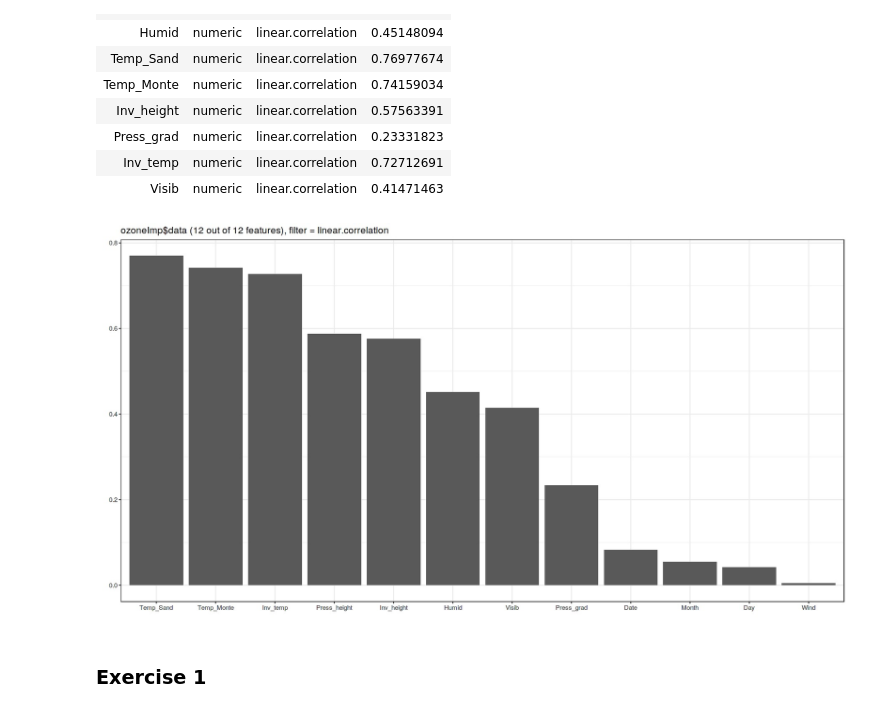
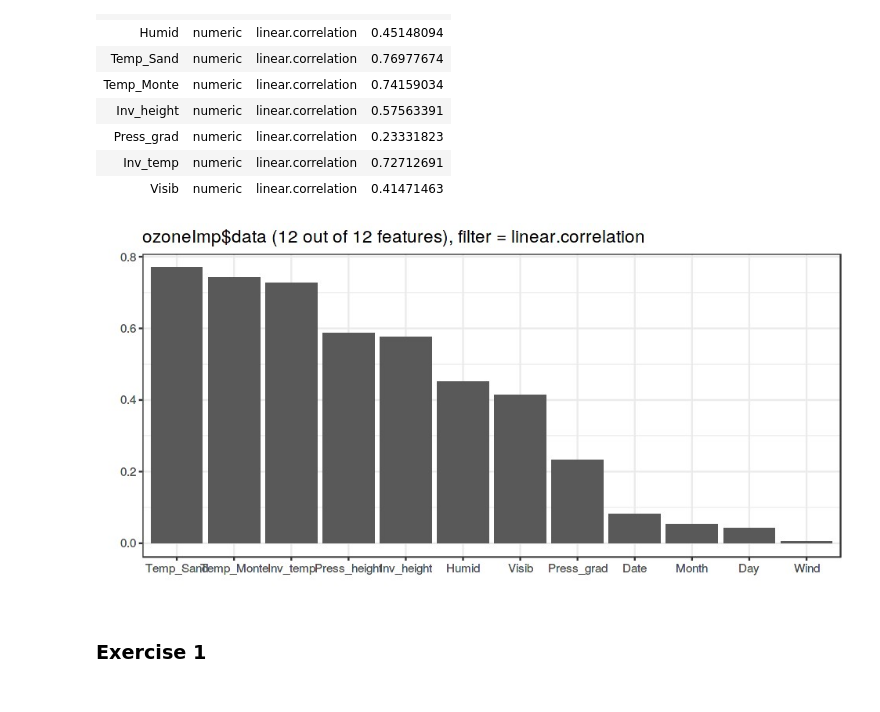
Before and after one commit to brainvat/Hefin-I-Rhys-Machine-Learning-with-R-the-tidyverse-and-mlr, a Jupyter notebook: chapter_09/Chapter 9 - Linear regression.ipynb, the cells around one changed output. Drawn from its saved outputs; the diff is of its cells as text; code cells hidden in the pictures.

```diff
--- a/chapter_09/Chapter 9 - Linear regression.ipynb
+++ b/chapter_09/Chapter 9 - Linear regression.ipynb
@@ -144,10 +145,10 @@ A data.table: 12 x 4
 | Inv_temp | numeric | linear.correlation | 0.72712691 |
 | Visib | numeric | linear.correlation | 0.41471463 |
 # %%
-options(repr.plot.width=15, repr.plot.height=8)
+options(repr.plot.width=8, repr.plot.height=4)
 plotFilterValues(filterVals) + theme_bw()
 # %% [output]
-[figure, old version]
+[figure, new version]
 # %% [markdown]
 ### Exercise 1
 # %%
```
Also changed, not shown: parts of 13 cells of this notebook.
